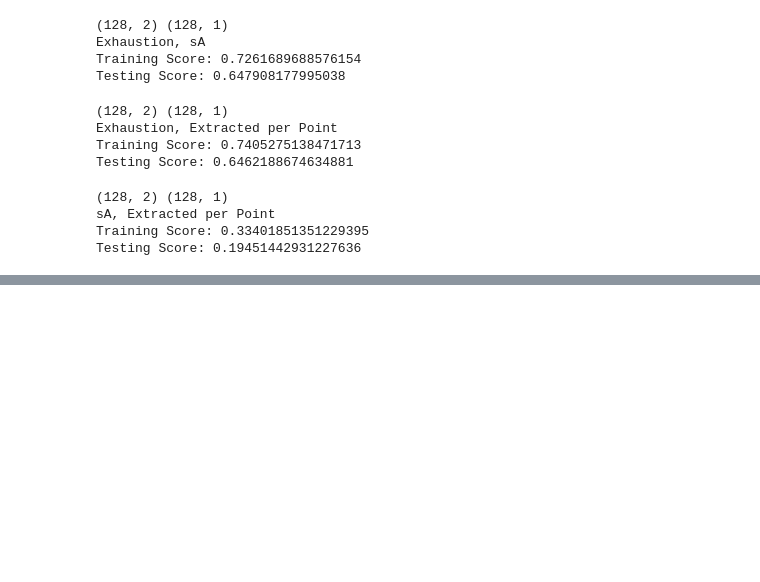
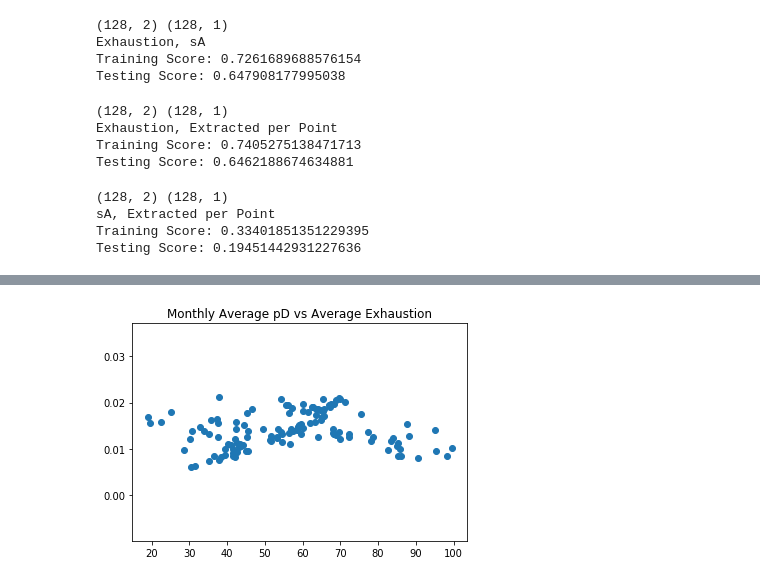
Before and after one commit to ngoodweiler/Data-Analytics-Final_Project, a Jupyter notebook: Regression_testing_monthly.ipynb, the cells around one changed output, grey strips where cells are left out. Drawn from its saved outputs; the diff is of its cells as text; code cells hidden in the pictures; blank space fills up the shorter version.

```diff
--- a/Regression_testing_monthly.ipynb
+++ b/Regression_testing_monthly.ipynb
@@ -615,0 +632,13 @@ pB_reg_results_df
+# %%
+# Import csv files
+monthly_composite = pd.read_csv('../Data-Analytics-Final_Project/Resources/monthly_composite.csv',index_col=False)
+
+# Removing first 6 months of data due to unreliable exhaustion values
+monthly_composite = monthly_composite.iloc[7:].reset_index(drop=True)
+# %%
+# Look at scatter plots of each independent variable to identify any trends right away
+plt.scatter(monthly_composite['average_exhaustion'],monthly_composite['average_pD'])
+plt.title('Monthly Average pD vs Average Exhaustion')
+plt.show()
+# %% [output]
+[figure, added]
```
Also changed, not shown: parts of 35 cells of this notebook.
